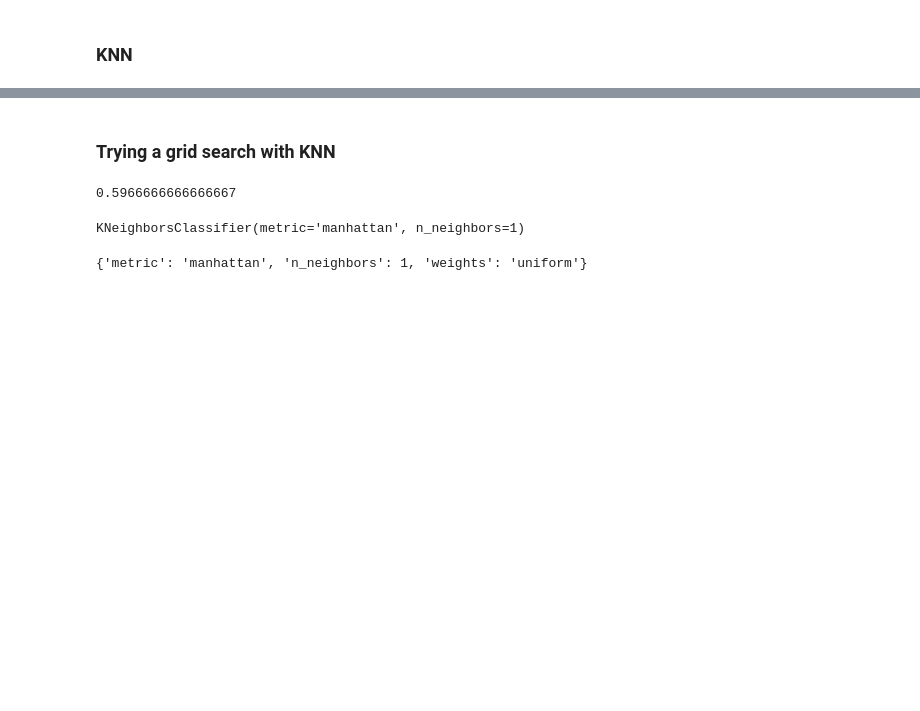
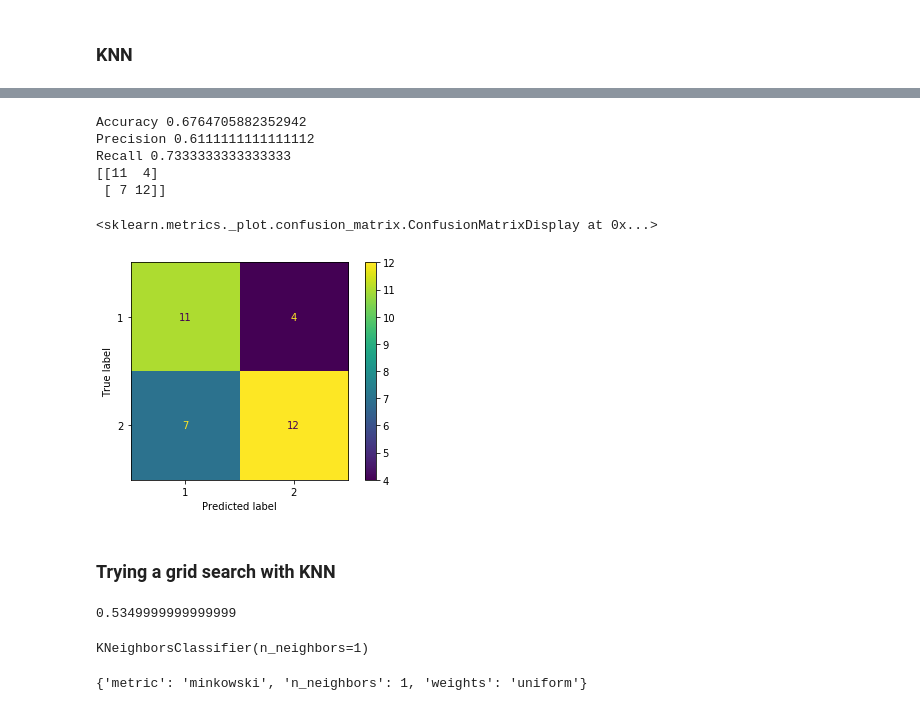
Before and after one commit to Soumalya1857/FMRI, a Jupyter notebook: Extract_data_to_dataframe.ipynb, the cells around one changed output, grey strips where cells are left out. Saved outputs shown, nothing was run; the diff lists cells and outputs as text; code cells hidden in the pictures; blank space fills up the shorter version.

```diff
--- a/Extract_data_to_dataframe.ipynb
+++ b/Extract_data_to_dataframe.ipynb
@@ -518,3 +572,33 @@ Recall 0.4117647058823529
+# %%
+from sklearn.linear_model import LogisticRegression
+
+clsf = LogisticRegression(penalty='none')
+clsf.fit(trainset_X, trainset_Y)
+
+y_pred = clsf.predict(testset_X)
+
+from sklearn import metrics
+
+accuracy = metrics.accuracy_score(testset_Y, y_pred)
+precision = metrics.precision_score(testset_Y, y_pred)
+recall = metrics.recall_score(testset_Y, y_pred)
+
+print("Accuracy", accuracy)
+print("Precision", precision)
+print("Recall", recall)
+
+
+from sklearn.metrics import confusion_matrix, plot_confusion_matrix
+print(str(confusion_matrix(testset_Y, y_pred)))
+plot_confusion_matrix(clsf, testset_X, testset_Y)
+# %% [output]
+Accuracy 0.6764705882352942
+Precision 0.6111111111111112
+Recall 0.7333333333333333
+[[11  4]
+ [ 7 12]]
+<sklearn.metrics._plot.confusion_matrix.ConfusionMatrixDisplay at 0x...>
+[figure, added]
 # %% [markdown]
 ### Trying a grid search with KNN
 # %%
@@ -536,12 +620,12 @@ gs_results = gs.fit(trainset_X, trainset_Y)
 # %%
-gs_results.best_score_
+gs_knn.best_score_
 # %% [output]
-0.5966666666666667
+0.5349999999999999
 # %%
-gs_results.best_estimator_
+gs_knn.best_estimator_
 # %% [output]
-KNeighborsClassifier(metric='manhattan', n_neighbors=1)
+KNeighborsClassifier(n_neighbors=1)
 # %%
-gs_results.best_params_
+gs_knn.best_params_
 # %% [output]
-{'metric': 'manhattan', 'n_neighbors': 1, 'weights': 'uniform'}
+{'metric': 'minkowski', 'n_neighbors': 1, 'weights': 'uniform'}
```
Also changed, not shown: parts of 40 cells of this notebook.
